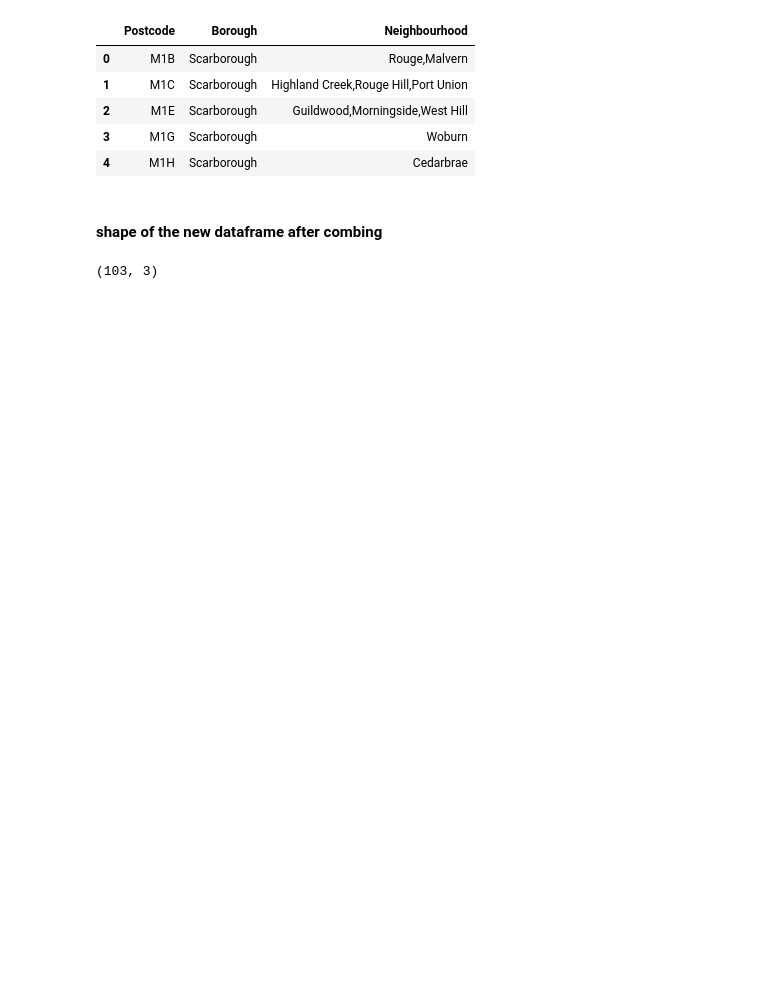
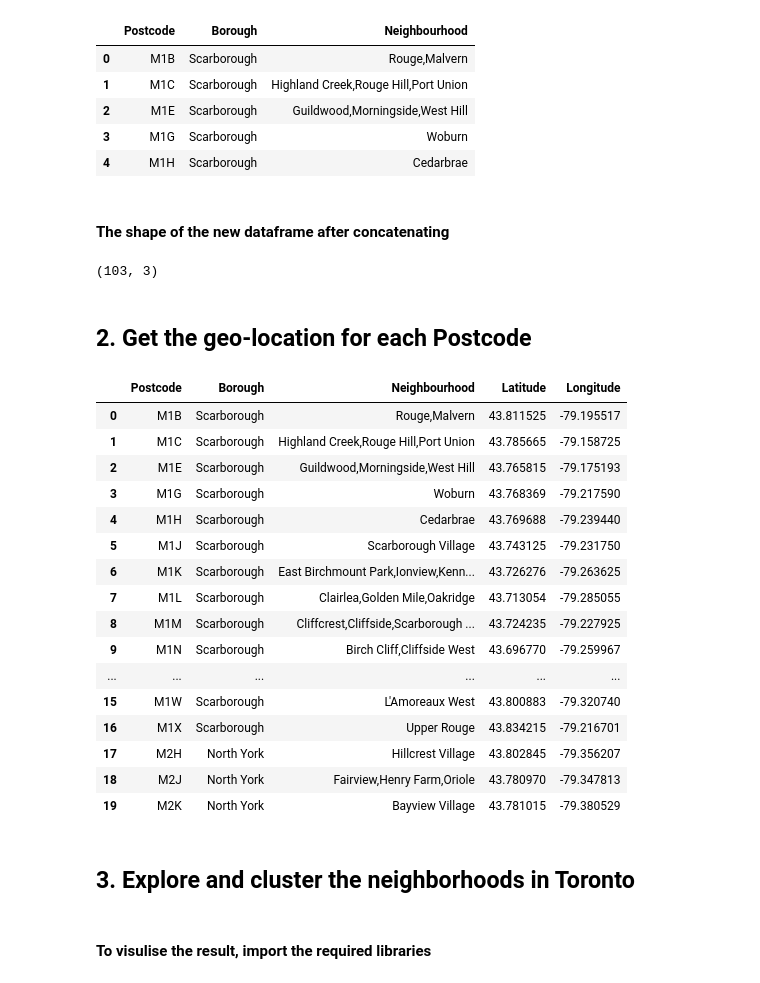
Before and after one commit to Metaming/Coursera_Capstone, a Jupyter notebook: Segmenting_Clustering_Toronto_mkliu.ipynb, the cells around one changed output. Drawn from its saved outputs; the diff is of its cells as text; code cells hidden in the pictures; blank space fills up the shorter version.

Commit message:
segmenting_clustering_toronto_mkliu finished!

```diff
--- a/Segmenting_Clustering_Toronto_mkliu.ipynb
+++ b/Segmenting_Clustering_Toronto_mkliu.ipynb
@@ -82,8 +80,56 @@ df_new.head()
 | 3 | M1G | Scarborough | Woburn |
 | 4 | M1H | Scarborough | Cedarbrae |
 # %% [markdown]
-#### shape of the new dataframe after combing
+#### The shape of the new dataframe after concatenating
 # %%
 df_new.shape
 # %% [output]
 (103, 3)
+# %% [markdown]
+## 2. Get the geo-location for each Postcode
+# %%
+import geocoder # import geocoder
+
+# initialize your variable to None
+lat_lng_coords = None
+
+postal_code = 'M1C'
+
+for i, postal_code in enumerate(df_new['Postcode']):
+
+    g = geocoder.arcgis('{}, Toronto, Ontario'.format(postal_code))
+    lat_lng_coords = g.latlng
+    # loop until you get the coordinates
+    while(lat_lng_coords is None):
+        g = geocoder.arcgis('{}, Toronto, Ontario'.format(postal_code))
+        lat_lng_coords = g.latlng
+
+    latitude = lat_lng_coords[0]
+    longitude = lat_lng_coords[1]
+    df_new.loc[i,'Latitude']= latitude
+    df_new.loc[i,'Longitude']= longitude
+
+
+df_new.head(20)
+# %% [output]
+|  | Postcode | Borough | Neighbourhood | Latitude | Longitude |
+| 0 | M1B | Scarborough | Rouge,Malvern | 43.811525 | -79.195517 |
+| 1 | M1C | Scarborough | Highland Creek,Rouge Hill,Port Union | 43.785665 | -79.158725 |
+| 2 | M1E | Scarborough | Guildwood,Morningside,West Hill | 43.765815 | -79.175193 |
+| 3 | M1G | Scarborough | Woburn | 43.768369 | -79.217590 |
+| 4 | M1H | Scarborough | Cedarbrae | 43.769688 | -79.239440 |
+| 5 | M1J | Scarborough | Scarborough Village | 43.743125 | -79.231750 |
+| 6 | M1K | Scarborough | East Birchmount Park,Ionview,Kenn... | 43.726276 | -79.263625 |
+| 7 | M1L | Scarborough | Clairlea,Golden Mile,Oakridge | 43.713054 | -79.285055 |
+| 8 | M1M | Scarborough | Cliffcrest,Cliffside,Scarborough ... | 43.724235 | -79.227925 |
+| 9 | M1N | Scarborough | Birch Cliff,Cliffside West | 43.696770 | -79.259967 |
+| ... | ... | ... | ... | ... | ... |
+| 15 | M1W | Scarborough | L'Amoreaux West | 43.800883 | -79.320740 |
+| 16 | M1X | Scarborough | Upper Rouge | 43.834215 | -79.216701 |
+| 17 | M2H | North York | Hillcrest Village | 43.802845 | -79.356207 |
+| 18 | M2J | North York | Fairview,Henry Farm,Oriole | 43.780970 | -79.347813 |
+| 19 | M2K | North York | Bayview Village | 43.781015 | -79.380529 |
+# %% [markdown]
+## 3. Explore and cluster the neighborhoods in Toronto
+# %% [markdown]
+#### To visulise the result, import the required libraries
```
Also changed, not shown: parts of 54 cells of this notebook.
